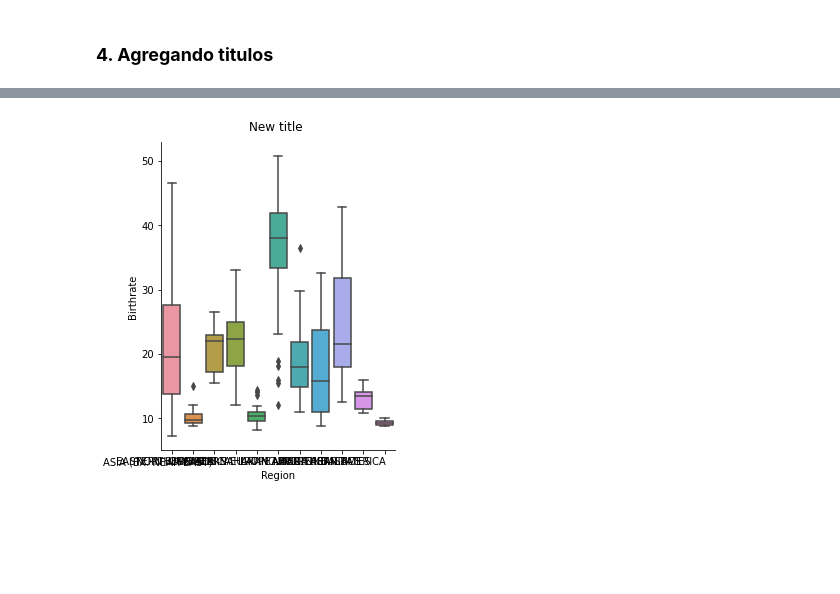
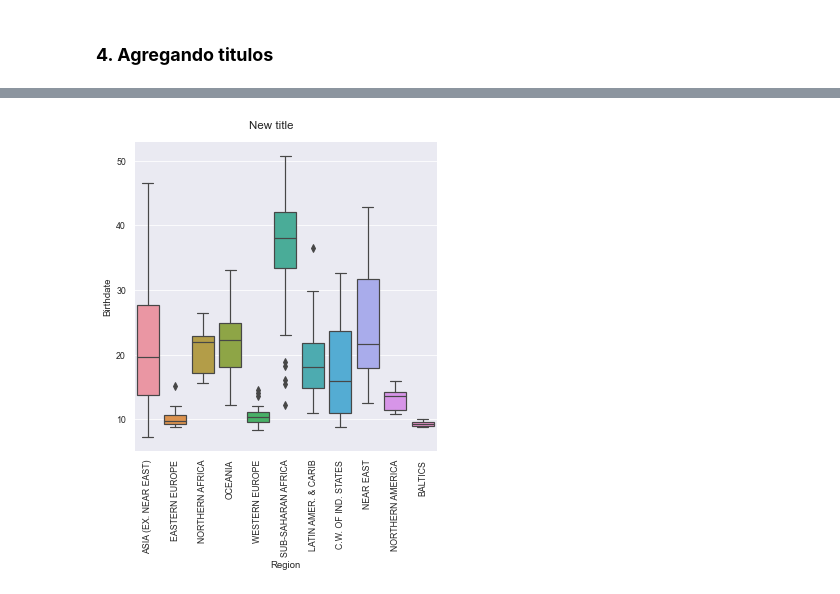
Before and after one commit to JuanFeA98/DataCamp, a Jupyter notebook: Visualization with Seaborn/04. Customizing Seaborn plots.ipynb, the cells around one changed output, grey strips where cells are left out. Saved outputs shown, nothing was run; the diff lists cells and outputs as text; code cells hidden in the pictures; blank space fills up the shorter version.

```diff
--- a/Visualization with Seaborn/04. Customizing Seaborn plots.ipynb
+++ b/Visualization with Seaborn/04. Customizing Seaborn plots.ipynb
@@ -85,7 +85,7 @@ sns.set_style('darkgrid')
 sns.set_palette('Blues_r')
 
 # Puede tomar los siguientes valores: 'paper', 'notebook', 'talk', 'poster'
-sns.set_context('talk')
+sns.set_context('notebook')
 
 sns.catplot(
     data=df,
@@ -116,12 +120,22 @@ g = sns.scatterplot(
+# %%
+df['Region'] = df['Region'].apply(lambda x: x.strip())
 # %%
 g = sns.catplot(
     x='Region',
     y='Birthrate',
     data=df,
-    kind='box'
+    kind='box',
 )
 
 g.fig.suptitle('New title', y=1.03)
+
+g.set(
+    xlabel='Region',
+    ylabel='Birthdate'
+)
+
+plt.xticks(rotation=90)
+
 plt.show()
 # %% [output]
-[figure, old version]
+[figure, new version]
```
Also changed, not shown: parts of 2 cells of this notebook.
